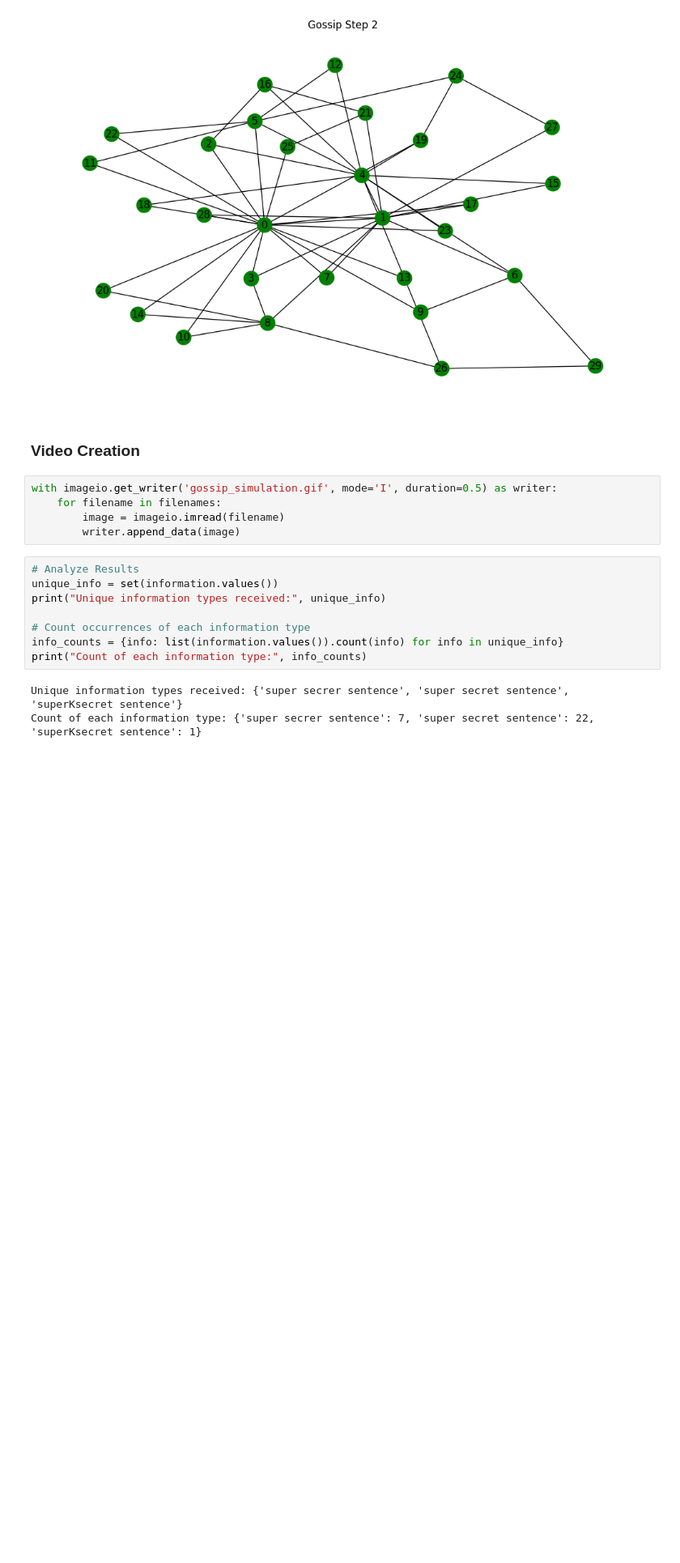
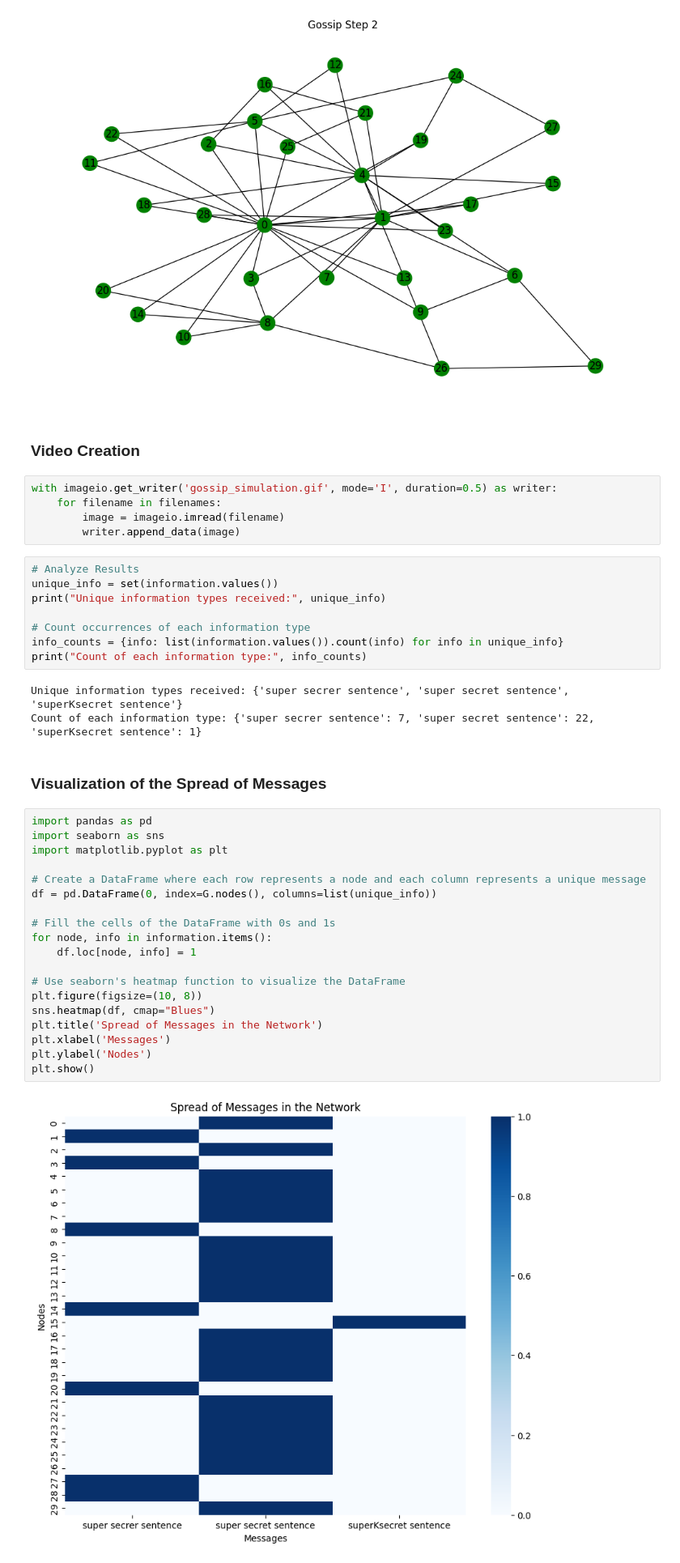
Before and after one commit to parsamlm/NetworkAnalysis, a Jupyter notebook: Step 2/sending_info.ipynb, the cells around one changed output. Shown at 81% size. Drawn from its saved outputs; the diff is of its cells as text; blank space fills up the shorter version.

Commit message:
visualization of message diffusion in simple Barabasi-Albert network

```diff
--- a/Step 2/sending_info.ipynb
+++ b/Step 2/sending_info.ipynb
@@ -119,3 +119,26 @@ print("Count of each information type:", info_counts)
 # %% [output]
 Unique information types received: {'super secrer sentence', 'super secret sentence', 'superKsecret sentence'}
 Count of each information type: {'super secrer sentence': 7, 'super secret sentence': 22, 'superKsecret sentence': 1}
+# %% [markdown]
+### Visualization of the Spread of Messages
+# %%
+import pandas as pd
+import seaborn as sns
+import matplotlib.pyplot as plt
+
+# Create a DataFrame where each row represents a node and each column represents a unique message
+df = pd.DataFrame(0, index=G.nodes(), columns=list(unique_info))
+
+# Fill the cells of the DataFrame with 0s and 1s
+for node, info in information.items():
+    df.loc[node, info] = 1
+
+# Use seaborn's heatmap function to visualize the DataFrame
+plt.figure(figsize=(10, 8))
+sns.heatmap(df, cmap="Blues")
+plt.title('Spread of Messages in the Network')
+plt.xlabel('Messages')
+plt.ylabel('Nodes')
+plt.show()
+# %% [output]
+[figure, added]
```
Also changed, not shown: parts of 2 cells of this notebook.
